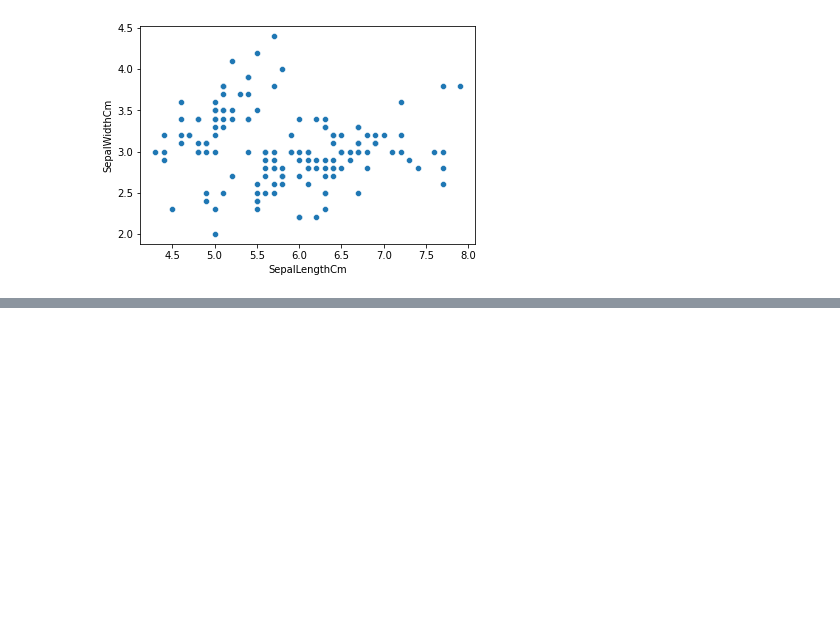
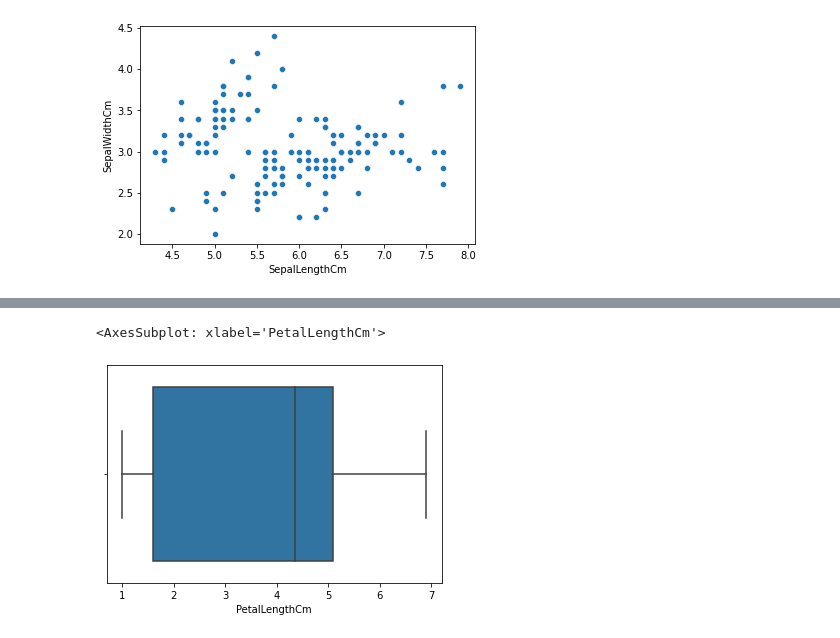
Before and after one commit to shashank0092/Small-ML-Projects, a Jupyter notebook: Irish Project/IrishAnaylstic.ipynb, the cells around one changed output, grey strips where cells are left out. Cells and saved outputs as stored; diff of their text form; code cells hidden in the pictures; blank space fills up the shorter version.

```diff
--- a/Irish Project/IrishAnaylstic.ipynb
+++ b/Irish Project/IrishAnaylstic.ipynb
@@ -98,0 +126,5 @@ plt.show()
+# %%
+sns.boxplot(x=df["PetalLengthCm"])
+# %% [output]
+<AxesSubplot: xlabel='PetalLengthCm'>
+[figure, added]
```
Also changed, not shown: parts of 11 cells of this notebook.
